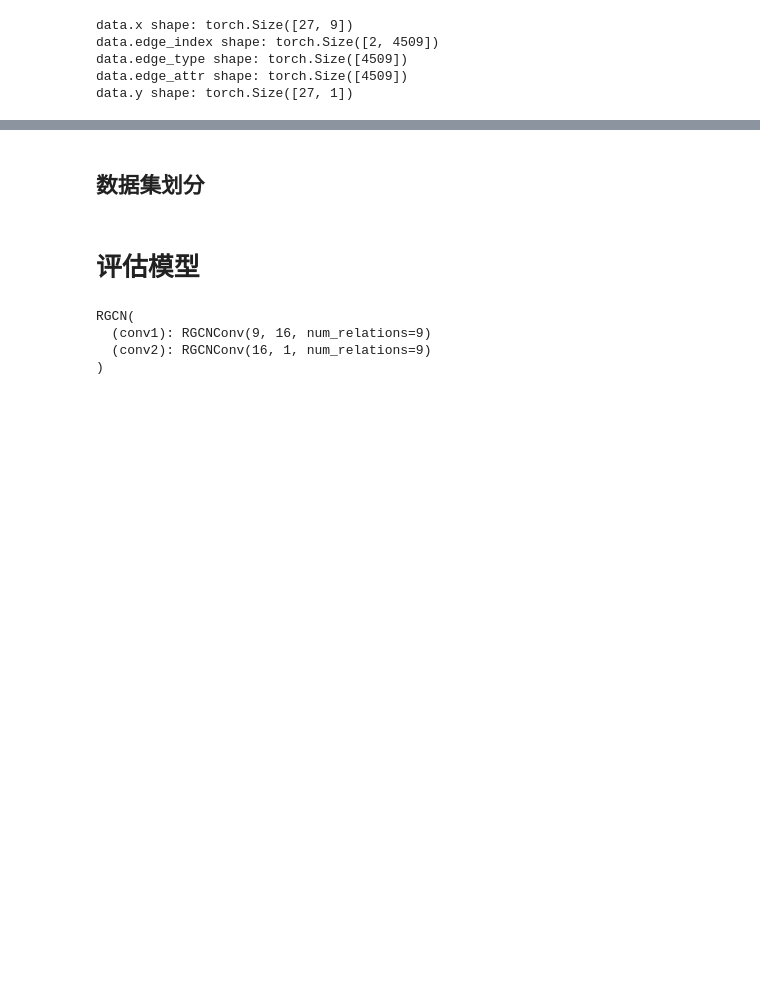
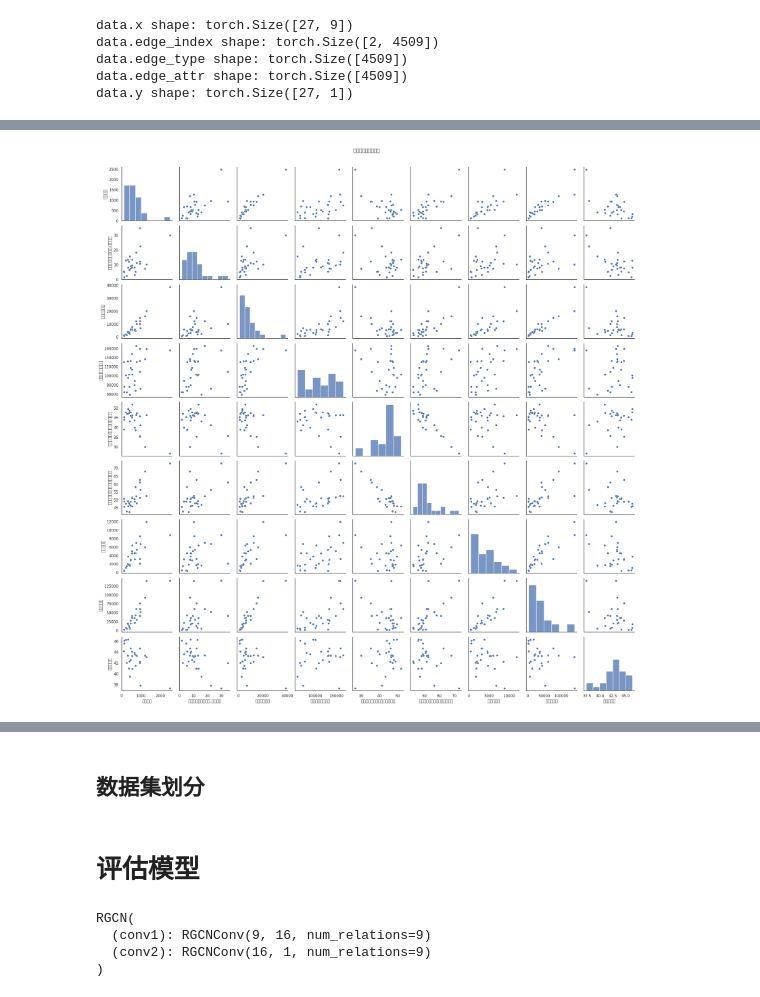
Before and after one commit to ManGuo1130/Synergistic-effect-evaluation, a Jupyter notebook: R_GCN.ipynb, the cells around one changed output, grey strips where cells are left out. Saved outputs shown, nothing was run; the diff lists cells and outputs as text; code cells hidden in the pictures; blank space fills up the shorter version.

```diff
--- a/R_GCN.ipynb
+++ b/R_GCN.ipynb
@@ -1406,0 +599,9 @@ for node_idx in nodes_to_explain:
+# %%
+import seaborn as sns
+
+# 绘制散点图矩阵
+sns.pairplot(node_features[feature_columns])
+plt.suptitle('变量对的散点图矩阵', y=1.02)
+plt.show()
+# %% [output]
+[figure, added]
```
Also changed, not shown: parts of 53 cells of this notebook.
